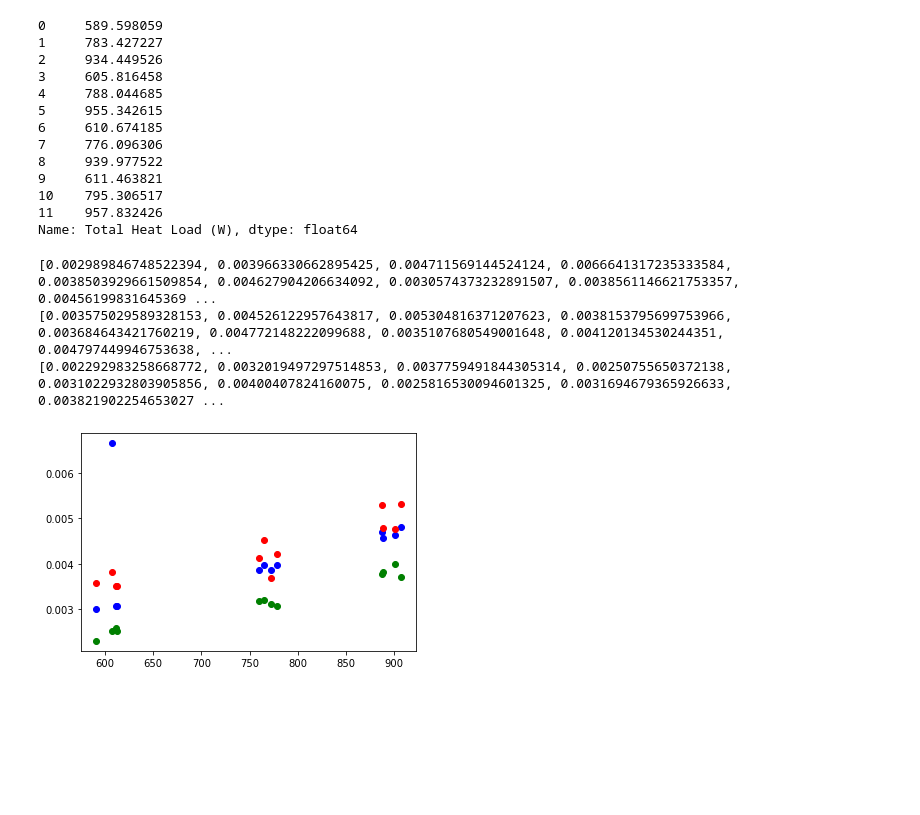
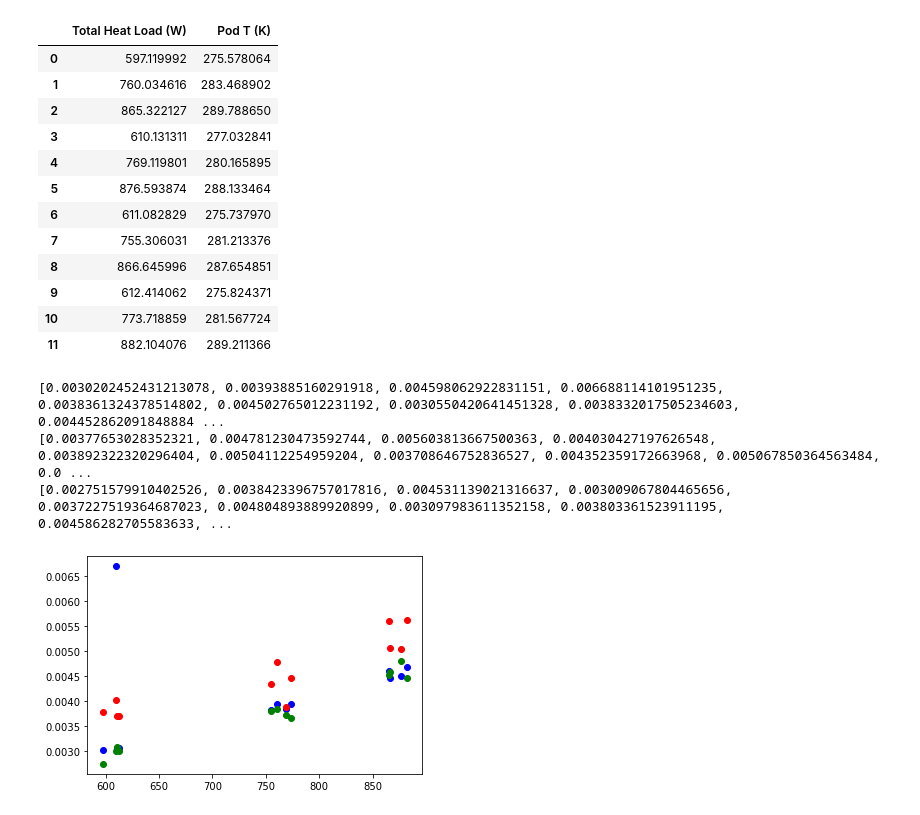
Before and after one commit to ChaseKlewicki/VCRC, a Jupyter notebook: Test.ipynb, the cells around one changed output. Drawn from its saved outputs; the diff is of its cells as text; code cells hidden in the pictures; blank space fills up the shorter version.

```diff
--- a/Test.ipynb
+++ b/Test.ipynb
@@ -276,18 +276,18 @@ experimentalData.to_pickle(path + 'experimentalDataframe.pkl')
 
 # experimentalData = pd.read_pickle(path + 'experimentalDataframe.pkl')
 # %%
-experimentalData['Total Heat Load (W)']
+experimentalData[['Total Heat Load (W)', 'Pod T (K)']]
 # %% [output]
-0     589.598059
-1     783.427227
-2     934.449526
-3     605.816458
-4     788.044685
-5     955.342615
-6     610.674185
-7     776.096306
-8     939.977522
-9     611.463821
-10    795.306517
-11    957.832426
-Name: Total Heat Load (W), dtype: float64
+|  | Total Heat Load (W) | Pod T (K) |
+| 0 | 597.119992 | 275.578064 |
+| 1 | 760.034616 | 283.468902 |
+| 2 | 865.322127 | 289.788650 |
+| 3 | 610.131311 | 277.032841 |
+| 4 | 769.119801 | 280.165895 |
+| 5 | 876.593874 | 288.133464 |
+| 6 | 611.082829 | 275.737970 |
+| 7 | 755.306031 | 281.213376 |
+| 8 | 866.645996 | 287.654851 |
+| 9 | 612.414062 | 275.824371 |
+| 10 | 773.718859 | 281.567724 |
+| 11 | 882.104076 | 289.211366 |
@@ -1527,7 +1371,7 @@ def capillary_tube_func(P_in, h_in, T_in, fluid = 'R410a'):
     d_coil = 2 * 0.0254
 
     # 1/16" in OD copper tubing, .02" wall thickness
-    D_c = 0.023 * 0.0254
+    D_c = 0.0235 * 0.0254
 
     # length of capillary tube. 4 loops
     L_c = d_coil * np.pi  * 4
@@ -1595,7 +1439,7 @@ def compr_func( inlet_state, RPM, P_ratio, fluid = 'R410a'):
 
 
     #Param
-    eta_v = 4 * (1 - P_ratio / 3) # Volumetric efficiency
+    eta_v = 4 * (1 -  P_ratio / 3) # Volumetric efficiency
     Disp = 5.25E-6    # [m^3 per rev] #volume displacement
 
     if eta_v < 0:
@@ -1613,26 +1457,26 @@ def compr_func( inlet_state, RPM, P_ratio, fluid = 'R410a'):
 # %%
 m = []
 cap = []
 comp = []
-rpms = 3000
+rpms = 3600
 
 for index, row in experimentalData.iterrows():
     m.append(row['Total Heat Load (W)'] / (row['h (j/kg)'][1] - row['h (j/kg)'][2]))
     cap.append(capillary_tube_func(row['P (Pa)'][2], row['h (j/kg)'][2], row['T (K)'][2]))
     comp.append(compr_func( [row['P (Pa)'][0], CP.PropsSI('H', 'P', row['P (Pa)'][0], 'Q', 1, 'R410a')], rpms, row['P (Pa)'][1] / row['P (Pa)'][0]))
 
 print(m)
 print (cap)
 print(comp)
 
 plt.plot(experimentalData['Total Heat Load (W)'], m, 'bo')
 plt.plot(experimentalData['Total Heat Load (W)'], cap, 'ro')
 plt.plot(experimentalData['Total Heat Load (W)'], comp, 'go')
 plt.show()
 
 print(comp[2] / comp[0])
 # %% [output]
-[0.002989846748522394, 0.003966330662895425, 0.004711569144524124, 0.0066641317235333584, 0.0038503929661509854, 0.004627904206634092, 0.0030574373232891507, 0.0038561146621753357, 0.00456199831645369 ...
-[0.003575029589328153, 0.004526122957643817, 0.005304816371207623, 0.0038153795699753966, 0.003684643421760219, 0.004772148222099688, 0.0035107680549001648, 0.004120134530244351, 0.004797449946753638, ...
-[0.002292983258668772, 0.0032019497297514853, 0.0037759491844305314, 0.00250755650372138, 0.0031022932803905856, 0.00400407824160075, 0.0025816530094601325, 0.0031694679365926633, 0.003821902254653027 ...
+[0.0030202452431213078, 0.00393885160291918, 0.004598062922831151, 0.006688114101951235, 0.0038361324378514802, 0.004502765012231192, 0.0030550420641451328, 0.0038332017505234603, 0.004452862091848884 ...
+[0.00377653028352321, 0.004781230473592744, 0.005603813667500363, 0.004030427197626548, 0.003892322320296404, 0.00504112254959204, 0.003708646752836527, 0.004352359172663968, 0.005067850364563484, 0.0 ...
+[0.002751579910402526, 0.0038423396757017816, 0.004531139021316637, 0.003009067804465656, 0.0037227519364687023, 0.004804893889920899, 0.003097983611352158, 0.003803361523911195, 0.004586282705583633, ...
-[figure, old version]
+[figure, new version]
```
Also changed, not shown: parts of 14 cells of this notebook, 4 other files.
